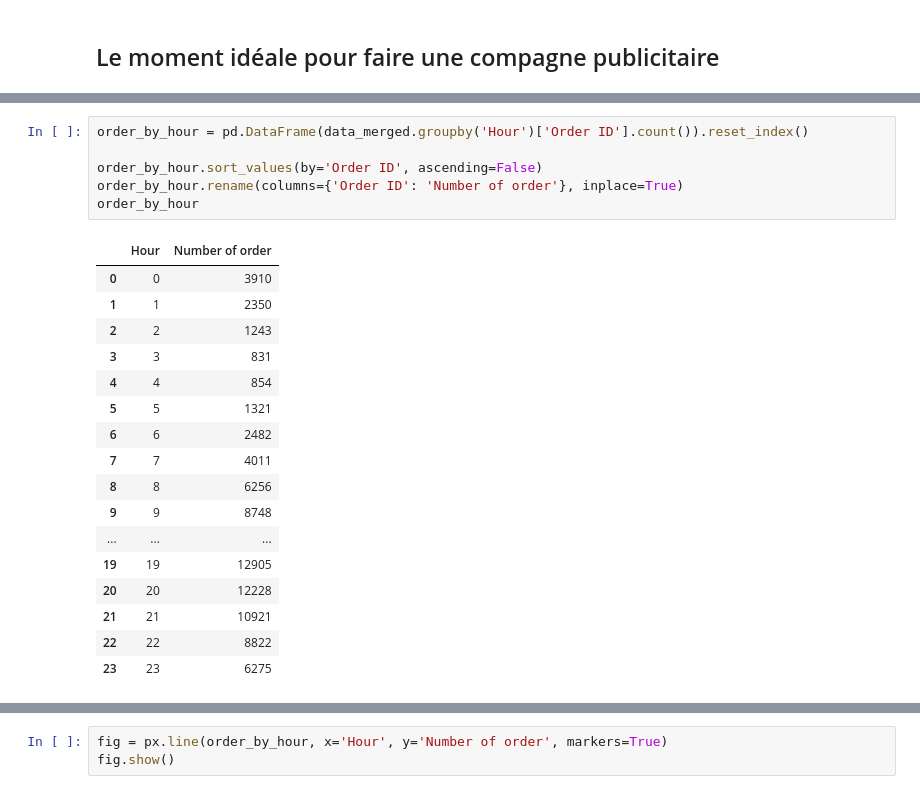
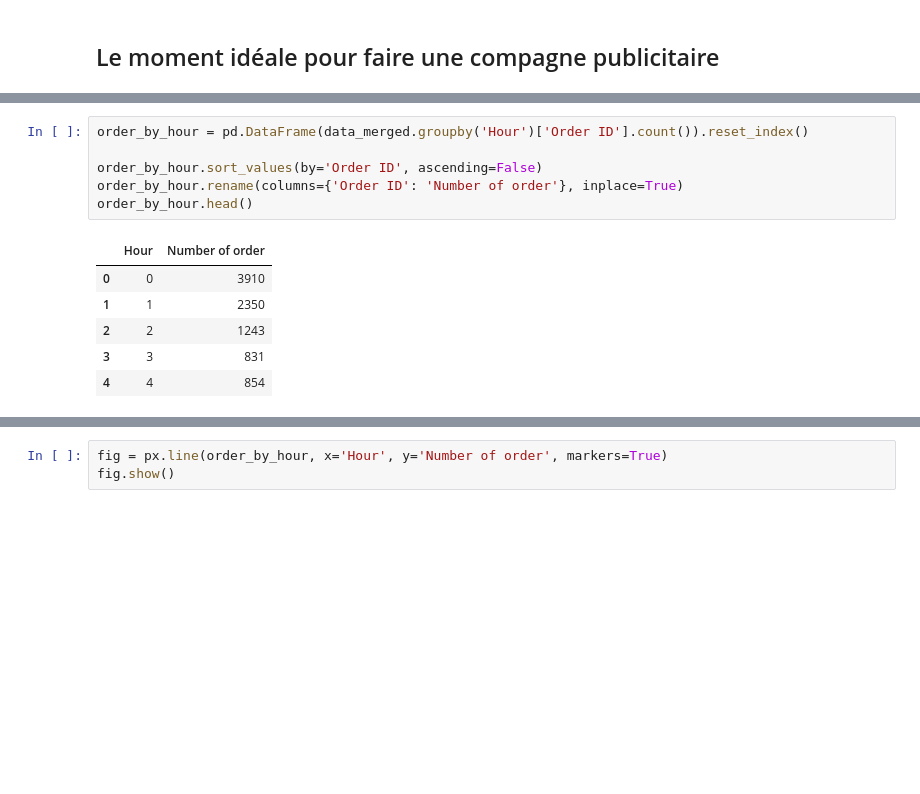
Before and after one commit to KAHINA-ABBAD/Analyse-des-ventes, a Jupyter notebook: Analyse_de_vente.ipynb, the cells around one changed output, grey strips where cells are left out. Drawn from its saved outputs; the diff is of its cells as text; blank space fills up the shorter version.

```diff
--- a/Analyse_de_vente.ipynb
+++ b/Analyse_de_vente.ipynb
@@ -230,24 +231,13 @@ data_merged.head()
 # %%
 order_by_hour = pd.DataFrame(data_merged.groupby('Hour')['Order ID'].count()).reset_index()
 
 order_by_hour.sort_values(by='Order ID', ascending=False)
 order_by_hour.rename(columns={'Order ID': 'Number of order'}, inplace=True)
-order_by_hour
+order_by_hour.head()
 # %% [output]
 |  | Hour | Number of order |
 | 0 | 0 | 3910 |
 | 1 | 1 | 2350 |
 | 2 | 2 | 1243 |
 | 3 | 3 | 831 |
 | 4 | 4 | 854 |
-| 5 | 5 | 1321 |
-| 6 | 6 | 2482 |
-| 7 | 7 | 4011 |
-| 8 | 8 | 6256 |
-| 9 | 9 | 8748 |
-| ... | ... | ... |
-| 19 | 19 | 12905 |
-| 20 | 20 | 12228 |
-| 21 | 21 | 10921 |
-| 22 | 22 | 8822 |
-| 23 | 23 | 6275 |
```
Also changed, not shown: parts of 8 cells of this notebook.
